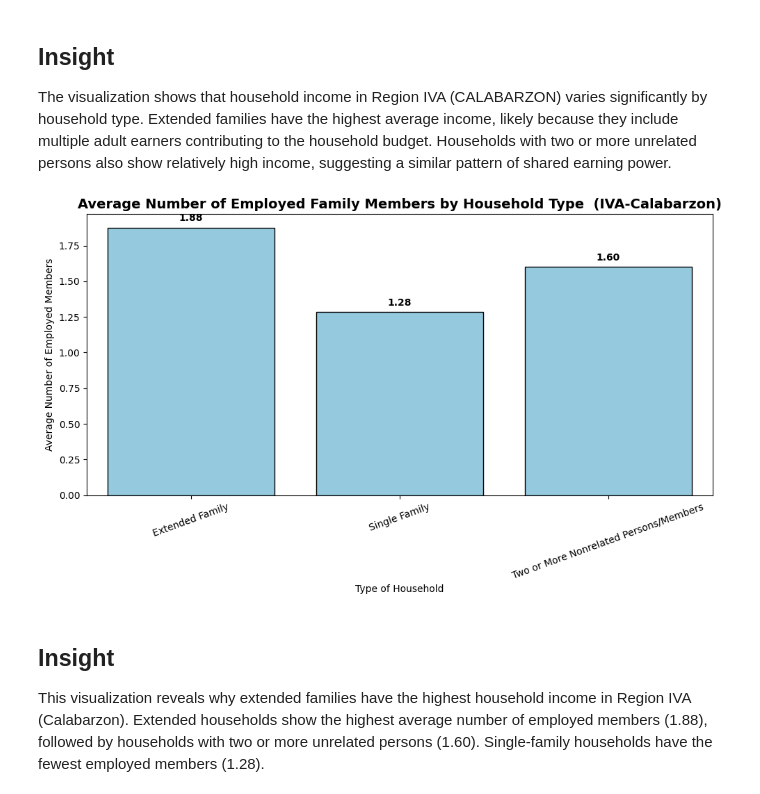
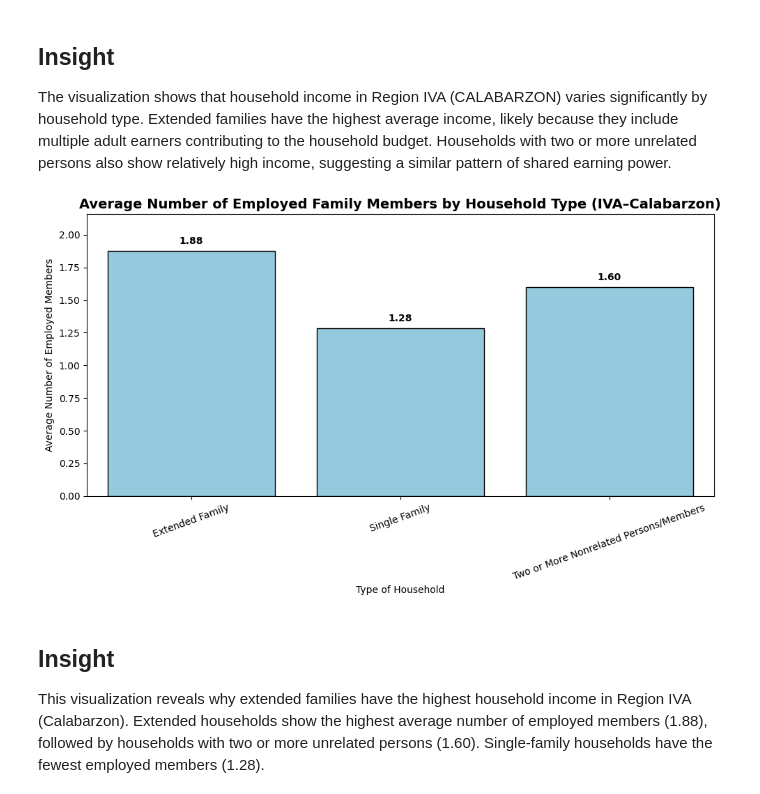
Before and after one commit to kamatisss/ELEC303-DATA-ANALYTICS-AMANTE, a Jupyter notebook: project_family_income/Project.ipynb, the cells around one changed output. Saved outputs shown, nothing was run; the diff lists cells and outputs as text; code cells hidden in the pictures.

```diff
--- a/project_family_income/Project.ipynb
+++ b/project_family_income/Project.ipynb
@@ -28,7 +48,6 @@ IVA = family[family['Region'] == 'IVA - CALABARZON']
 # %%
-#descriptive analytics 1
+# Descriptive analytics 1
 avg_income = IVA.groupby("Type of Household")["Total Household Income"].mean()
-
 avg_df = avg_income.reset_index()
 
 plt.figure(figsize=(10, 6))
@@ -40,12 +59,16 @@ ax = sns.barplot(
     edgecolor="black"
 )
 
+max_val = avg_df["Total Household Income"].max()
+plt.ylim(0, max_val * 1.15)
+
 # Add value labels above bars
 for i, row in avg_df.iterrows():
+    value = row["Total Household Income"]
     ax.text(
         i,
-        row["Total Household Income"] + (row["Total Household Income"] * 0.01),  # slight offset
-        f"{row['Total Household Income']:.0f}",
+        value + (max_val * 0.02),
+        f"₱{value:,.0f}",
         ha="center",
         va="bottom",
         fontsize=10,
@@ -53,7 +76,8 @@ for i, row in avg_df.iterrows():
     )
 
 plt.xticks(rotation=20)
-plt.title("Average Household Income by Household Type in Region  (IVA-Calabarzon)", fontsize=14, fontweight="bold")
+plt.title("Average Household Income by Household Type in Region IVA–Calabarzon",
+          fontsize=14, fontweight="bold")
 plt.ylabel("Average Income (PHP)")
 plt.xlabel("")
 
@@ -65,40 +89,47 @@ plt.show()
 <h2>Insight</h2>
 <hp>The visualization shows that household income in Region IVA (CALABARZON) varies significantly by household type. Extended families have the highest average income, likely because they include multiple adult earners contributing to the household budget. Households with two or more unrelated persons also show relatively high income, suggesting a similar pattern of shared earning power.</p>
 # %%
-#diagnostic analytics to support 1
+# Diagnostic analytics to support 1
 employed = IVA.groupby("Type of Household")["Total number of family members employed"].mean()
 employed_rounded = employed.reset_index()
 
 plt.figure(figsize=(10,6))
 ax = sns.barplot(
     data=employed_rounded,
     x="Type of Household",
     y="Total number of family members employed",
     color="skyblue",
     edgecolor="black"
 )
 
-# Add value labels above bars
+max_height = employed_rounded["Total number of family members employed"].max()
+plt.ylim(0, max_height * 1.15)
+
+# Add bar labels
 for i, row in employed_rounded.iterrows():
     value = row["Total number of family members employed"]
     ax.text(
         i,
-        value + 0.03,  # small upward offset so text doesn't touch the bar
-        f"{value:.2f}",    # show 2 decimals since mean may not be whole number
+        value + (max_height * 0.02),
+        f"{value:.2f}",
         ha="center",
         va="bottom",
         fontsize=10,
         fontweight="bold"
     )
 
 plt.xticks(rotation=20)
 plt.ylabel("Average Number of Employed Members")
 plt.xlabel("Type of Household")
-plt.title("Average Number of Employed Family Members by Household Type  (IVA-Calabarzon)", fontsize=14, fontweight="bold")
+plt.title(
+    "Average Number of Employed Family Members by Household Type (IVA–Calabarzon)",
+    fontsize=14,
+    fontweight="bold"
+)
 plt.tight_layout()
 plt.show()
 # %% [output]
-[figure, old version]
+[figure, new version]
 # %% [markdown]
 <h2>Insight</h2>
 <hp>This visualization reveals why extended families have the highest household income in Region IVA (Calabarzon). Extended households show the highest average number of employed members (1.88), followed by households with two or more unrelated persons (1.60). Single-family households have the fewest employed members (1.28).</p>
```
Also changed, not shown: parts of 21 cells of this notebook.
